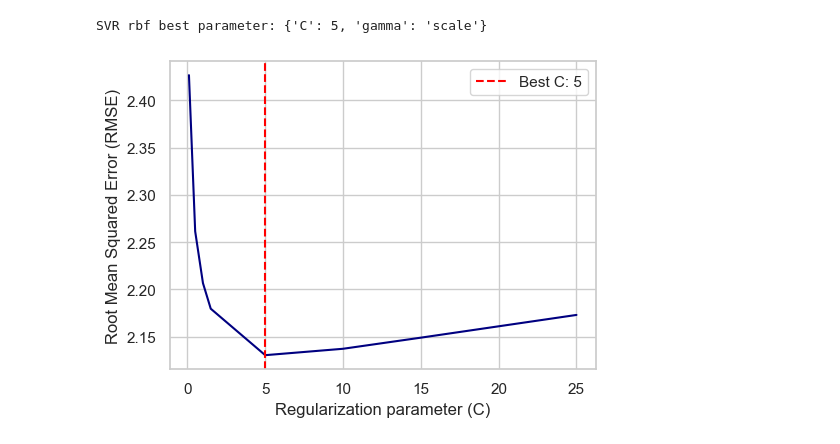
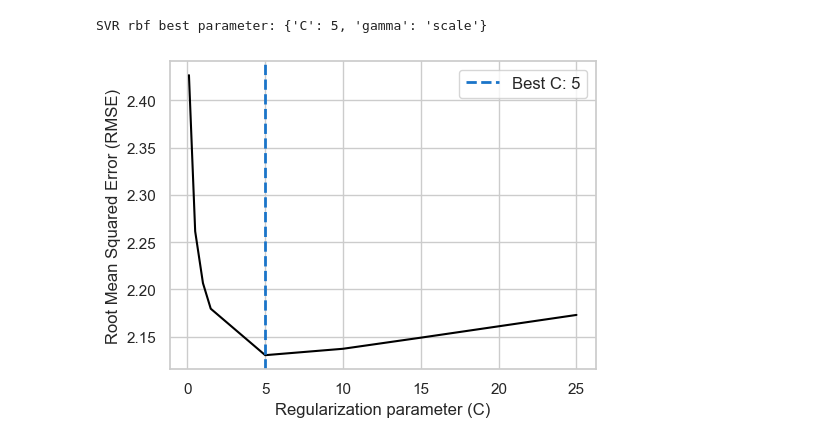
Before and after one commit to giuliofantuzzi/ML-final-project, a Jupyter notebook: code/ML-models/hyperparameter-tuning.ipynb, the cells around one changed output. Cells and saved outputs as stored; diff of their text form; code cells hidden in the pictures.

```diff
--- a/code/ML-models/hyperparameter-tuning.ipynb
+++ b/code/ML-models/hyperparameter-tuning.ipynb
@@ -35,0 +34,17 @@ X.head()
+# %%
+import pickle
+try:
+    with open('parameters/rt_grid_search.pkl', 'rb') as file:
+        rt_grid_search = pickle.load(file)
+    with open('parameters/knn_grid_search.pkl', 'rb') as file:
+        knn_grid_search = pickle.load(file)
+    with open('parameters/rf_grid_search.pkl', 'rb') as file:
+        rf_grid_search = pickle.load(file)
+    with open('parameters/svr_linear_grid_search.pkl', 'rb') as file:
+        svr_linear_grid_search = pickle.load(file)
+    with open('parameters/svr_poly_grid_search.pkl', 'rb') as file:
+        svr_poly_grid_search = pickle.load(file)
+    with open('parameters/svr_rbf_grid_search.pkl', 'rb') as file:
+        svr_rbf_grid_search = pickle.load(file)
+except Exception as e:
+    print(f"Error: {e}")
@@ -290,0 +315,15 @@ fig.savefig('../../plots/rmse_vs_n_estimators_and_min_samples_split_SURFACE.png'
+# %%
+# Create a contour plot
+x= extracted_data["n_estimators"].unique()
+y=extracted_data["min_samples_split"].unique()
+z= extracted_data["rmse"].values.reshape(len(y),len(x))
+X, Y = np.meshgrid(x, y)
+
+z= extracted_data["rmse"].values.reshape(len(y),len(x))
+fig=plt.contourf(X, Y, z,cmap='plasma')
+#cbar with label on the top of rhe bar
+cbar = plt.colorbar(fig, label='RMSE', shrink=0.5, pad=.11)
+#add x and y labels
+plt.xlabel('n_estimators', labelpad=5, fontsize=12, fontweight='bold')
+plt.ylabel('n_min', labelpad=5, fontsize=12, fontweight='bold')
+# add rmse label in the cbar
@@ -459,25 +501,25 @@ with open('parameters/svr_rbf_grid_search.pkl', 'wb') as file:
 # %%
 # Get the results in a DataFrame
 svr_rbf_results = pd.DataFrame(svr_rbf_grid_search.cv_results_)
 
 sns.set(style="whitegrid")
 
 fig= plt.figure(figsize=(5.5, 4))
-sns.lineplot(x=svr_rbf_results['param_C'], y=-svr_rbf_results['mean_test_score'],color='navy',errorbar=None)
+sns.lineplot(x=svr_rbf_results['param_C'], y=-svr_rbf_results['mean_test_score'],color='black',errorbar=None)
 
 # Highlight the best parameter
 svr_rbf_bestC = svr_rbf_grid_search.best_params_['C']
-plt.axvline(x=svr_rbf_bestC, color='red', linestyle='--', label=f'Best C: {svr_rbf_bestC}')
+plt.axvline(x=svr_rbf_bestC, color='#1A74C9', linestyle='--', label=f'Best C: {svr_rbf_bestC}',linewidth=2)
 
 # Add labels and title
 plt.xlabel('Regularization parameter (C)')
 plt.ylabel('Root Mean Squared Error (RMSE)')
 #plt.title('RMSE vs n_neighbors with GridSearchCV')
-plt.legend()
+plt.legend(loc='upper right',fontsize=12)
 
 # Show the plot
 plt.show()
 # Save the plot as png
 fig.savefig('../../plots/svr_rbf_grid_search.png')
 # %% [output]
-[figure, old version]
+[figure, new version]
```
Also changed, not shown: parts of 7 cells of this notebook, 4 other files.
